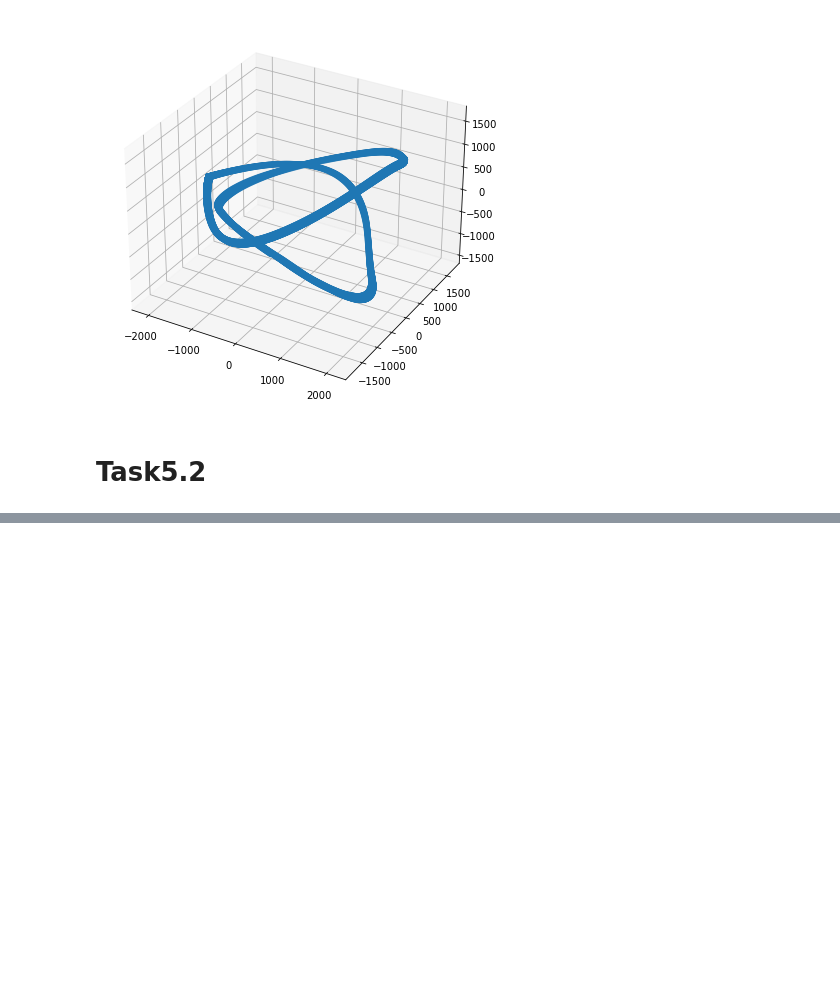
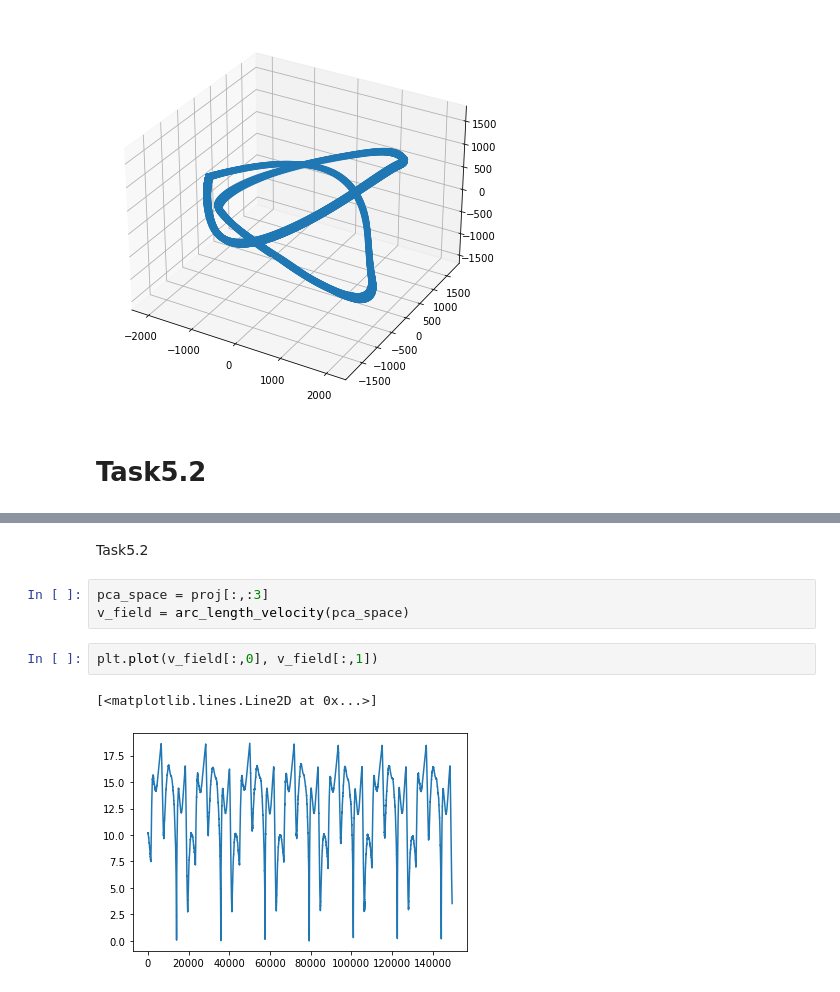
Before and after one commit to ge96rox/MLCMS05, a Jupyter notebook: task5.ipynb, the cells around one changed output, grey strips where cells are left out. Drawn from its saved outputs; the diff is of its cells as text; blank space fills up the shorter version.

Commit message:
add task5.3

```diff
--- a/task5.ipynb
+++ b/task5.ipynb
@@ -72,0 +73,10 @@ for i in range(1, 10):
+# %% [markdown]
+Task5.2
+# %%
+pca_space = proj[:,:3]
+v_field = arc_length_velocity(pca_space)
+# %%
+plt.plot(v_field[:,0], v_field[:,1])
+# %% [output]
+[<matplotlib.lines.Line2D at 0x...>]
+[figure, added]
```
Also changed, not shown: parts of 1 cell of this notebook, 1 other file.
